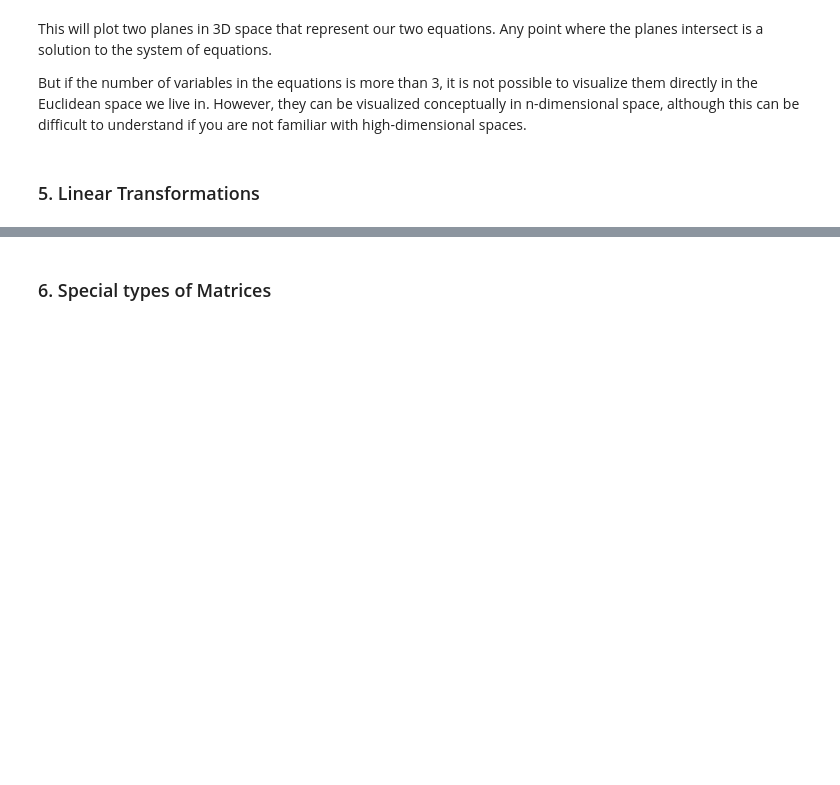
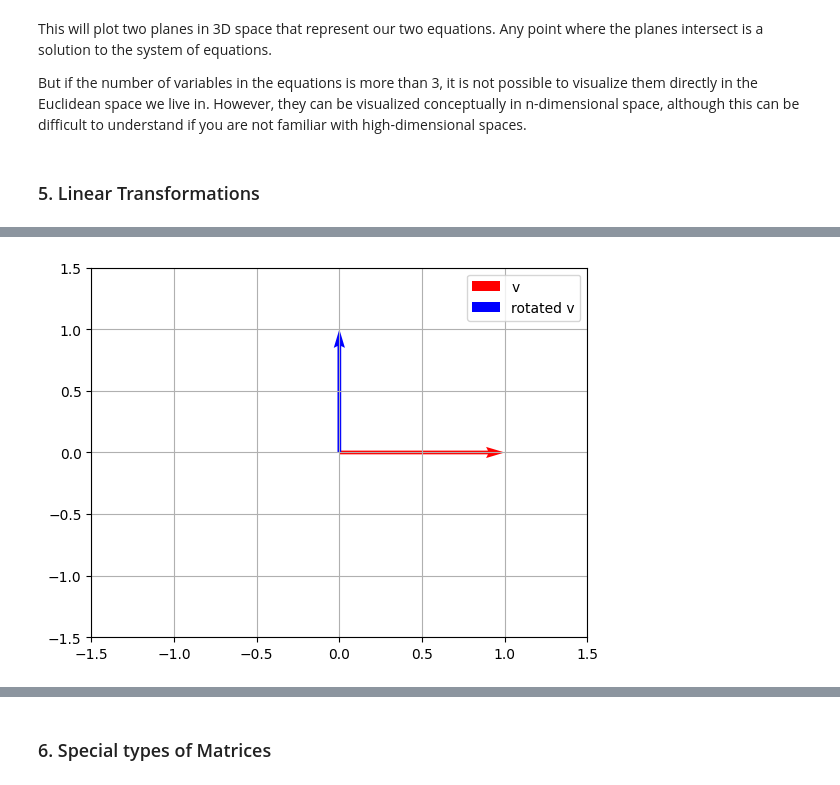
Before and after one commit to natapone/learning_ai_by_coding, a Jupyter notebook: 1-1_linear_algebra.ipynb, the cells around one changed output, grey strips where cells are left out. Cells and saved outputs as stored; diff of their text form; code cells hidden in the pictures; blank space fills up the shorter version.

```diff
--- a/1-1_linear_algebra.ipynb
+++ b/1-1_linear_algebra.ipynb
@@ -1238,0 +1404,27 @@ But if the number of variables in the equations is more than 3, it is not possib
+# %%
+import numpy as np
+import matplotlib.pyplot as plt
+
+v = np.array([1, 0])
+# rotation angle
+theta = np.pi / 2  # 90 degrees
+# rotation matrix
+R = np.array([[np.cos(theta), -np.sin(theta)], [np.sin(theta), np.cos(theta)]])
+# rotate the vector
+rotated_v = np.dot(R, v)
+
+# origin point
+origin = [0], [0]
+
+# plot the original vector
+plt.quiver(*origin, v[0], v[1], color=['r'], angles='xy', scale_units='xy', scale=1, label='v')
+# plot the rotated vector
+plt.quiver(*origin, rotated_v[0], rotated_v[1], color=['b'], angles='xy', scale_units='xy', scale=1, label='rotated v')
+
+plt.xlim(-1.5, 1.5)
+plt.ylim(-1.5, 1.5)
+plt.grid()
+plt.legend()
+plt.show()
+# %% [output]
+[figure, added]
```
Also changed, not shown: parts of 38 cells of this notebook.
